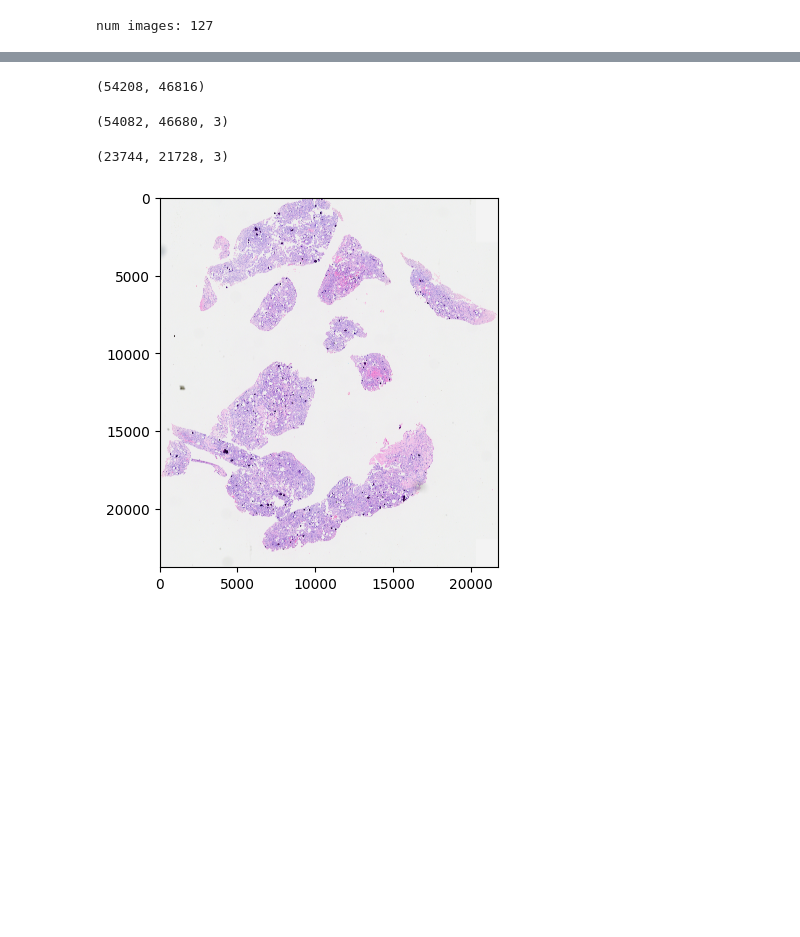
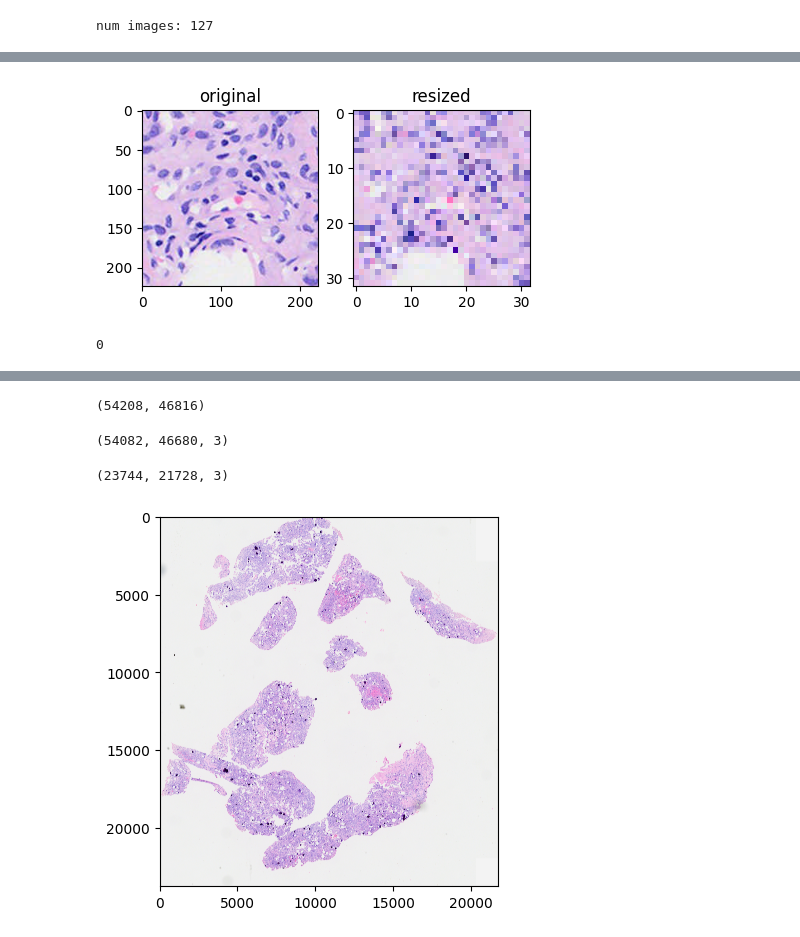
Before and after one commit to emnzn/ViT-Based-WSI-Classification, a Jupyter notebook: encoding/notebooks/2d-stitching.ipynb, the cells around one changed output, grey strips where cells are left out. Saved outputs shown, nothing was run; the diff lists cells and outputs as text; code cells hidden in the pictures; blank space fills up the shorter version.

```diff
--- a/encoding/notebooks/2d-stitching.ipynb
+++ b/encoding/notebooks/2d-stitching.ipynb
@@ -42,0 +48,18 @@ plt.show()
+# %%
+emp = EMPatches()
+image_patches, indices = emp.extract_patches(wsi, patchsize=224, overlap=0)
+# %%
+new_size = (32, 32)
+resized_image_patches = [cv2.resize(image, new_size) for image in image_patches]
+# %%
+fig, axes = plt.subplots(1, 2, figsize=(5,10))
+
+axes[0].imshow(image_patches[500])
+axes[0].set_title("original")
+
+axes[1].imshow(resized_image_patches[500])
+axes[1].set_title("resized")
+
+plt.show()
+# %% [output]
+[figure, added]
@@ -42,0 +84,4 @@ plt.show()
+# %%
+get_checkpoint(shuffled_coords)
+# %% [output]
+0
```
Also changed, not shown: parts of 13 cells of this notebook, 15 other files.
